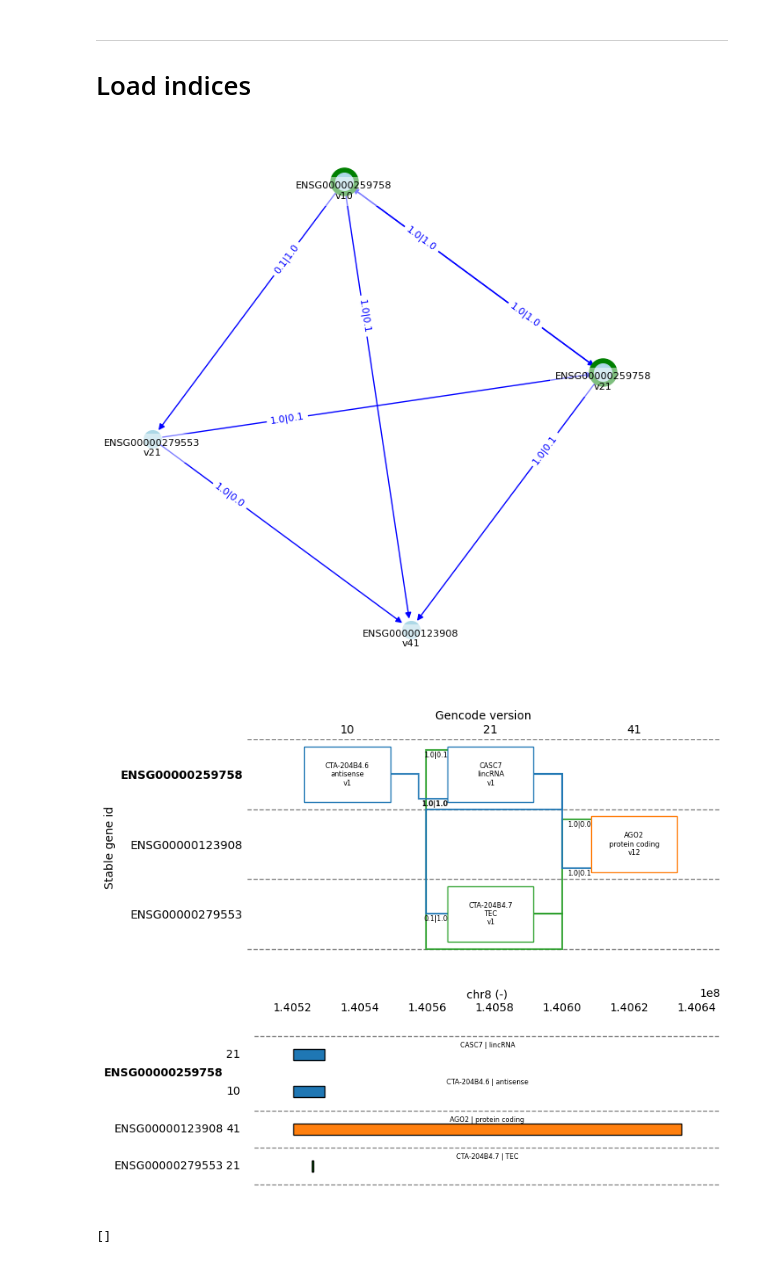
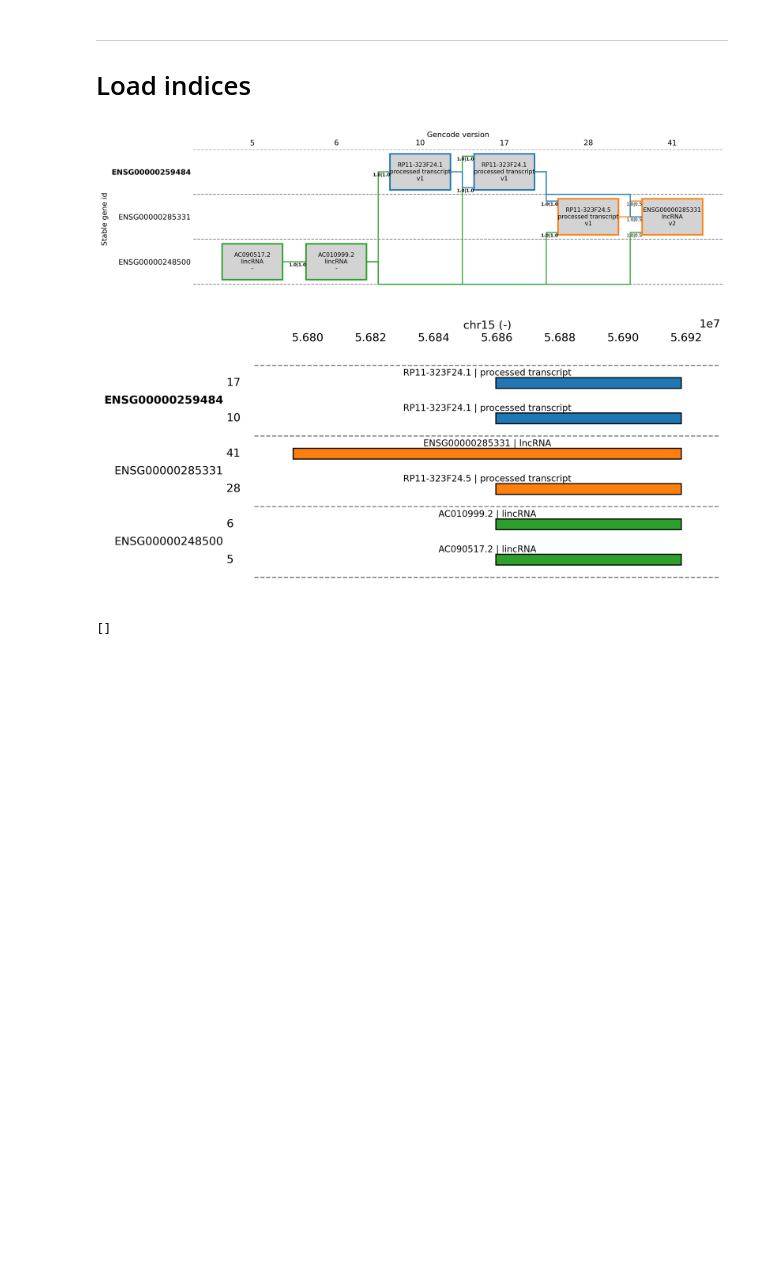
Before and after one commit to HugoGuillen/genehtracker, a Jupyter notebook: dev_v2.ipynb, the cells around one changed output. Saved outputs shown, nothing was run; the diff lists cells and outputs as text; code cells hidden in the pictures; blank space fills up the shorter version.

```diff
--- a/dev_v2.ipynb
+++ b/dev_v2.ipynb
@@ -700,27 +700,26 @@ output_index_path = path.abspath('index')
 ---
 # Load indices
 # %%
-DFG,DFC,G,NAMES,NAMES_caps = load_indices(output_index_path)
+# DFG,DFC,G,NAMES,NAMES_caps = load_indices(output_index_path)
 # %%
-overlap_thr = 0
+overlap_thr = 0.3
 # #gene_id = 'ENSG00000268388'
 # #gene_id = 'ENSG00000259974'
 # #gene_id = 'ENSG00000280916'
 # #gene_id = 'ENSG00000253827'
 # #gene_id = 'ENSG00000254100'
 # #gene_id = 'ENSG00000251562'
 # #gene_id = 'ENSG00000224397'
 # #gene_id = 'ENSG00000245532'
 # #gene_id = 'ENSG00000245750'
 # gene_id = 'ENSG00000196118'
-gene_id = 'ENSG00000259758'
-plot_history_network(gene_id,DFG,G,overlap_thr=overlap_thr)
-plot_history_diagram(gene_id,DFG,G,overlap_thr=overlap_thr)
-plot_tracks(gene_id,DFG,G,DFC,overlap_thr=overlap_thr)
+gene_id = 'ENSG00000259484'
+# plot_history_network(gene_id,DFG,G,overlap_thr=overlap_thr)
+plot_history_diagram(gene_id,DFG,G,overlap_thr=overlap_thr,dpi=300)
+plot_tracks(gene_id,DFG,G,DFC,overlap_thr=overlap_thr,dpi=300)
 # %% [output]
-[figure, old version]
+[figure, new version]
-[figure, old version]
+[figure, new version]
-[figure, removed]
 # %%
 gene_list = [
     'ENSG00000230544',
```
Also changed, not shown: parts of 10 cells of this notebook, 1 other file.
